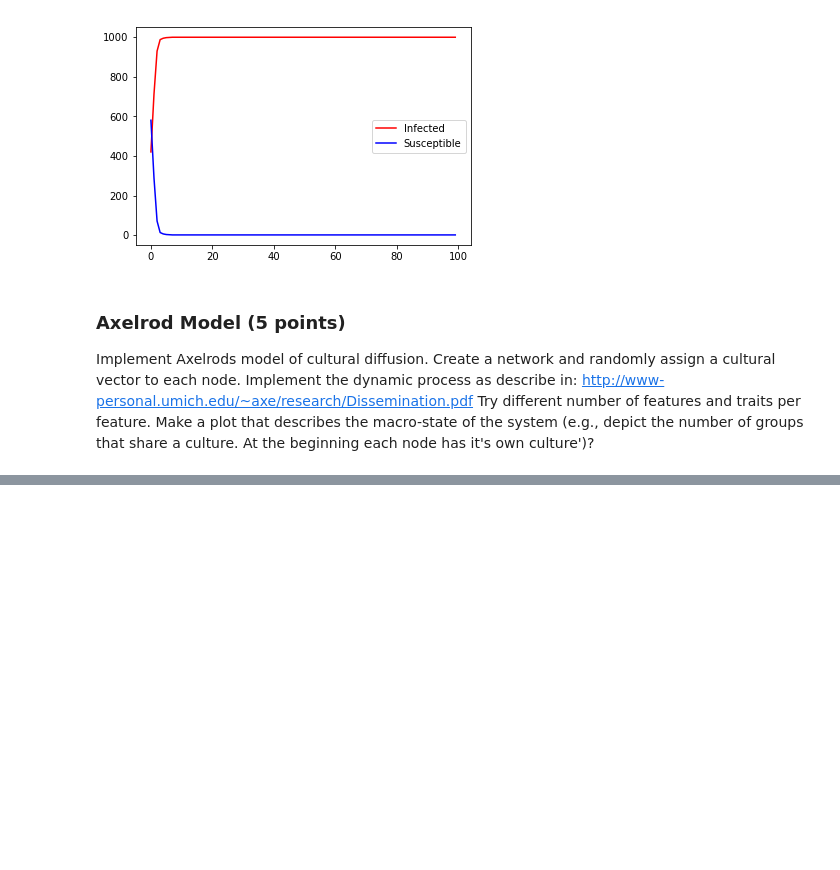
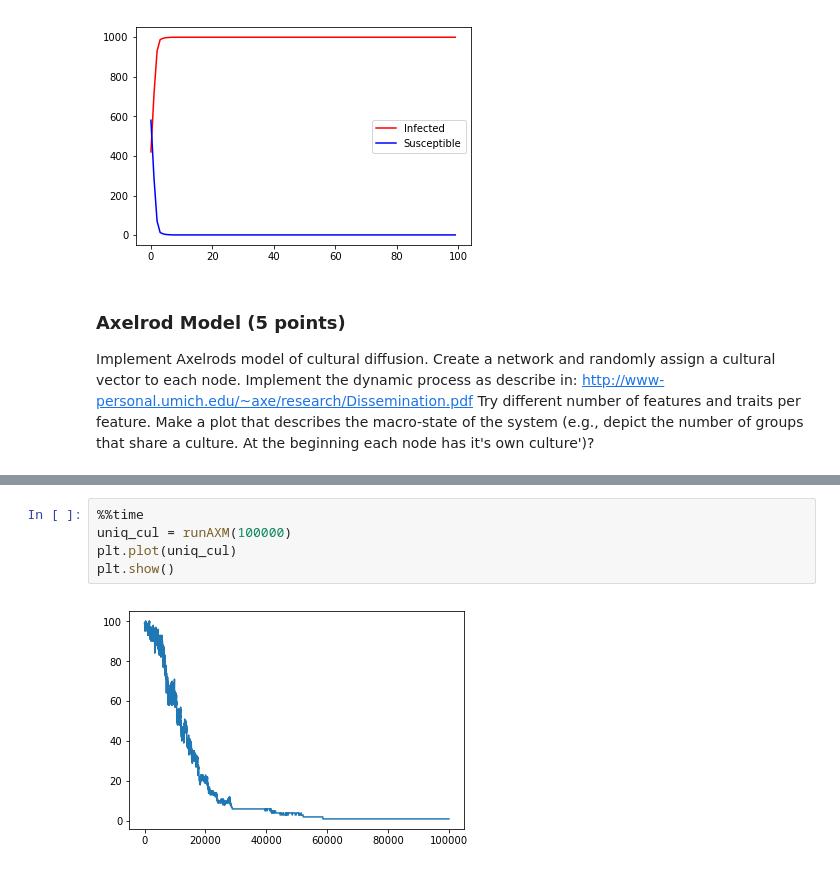
Before and after one commit to dkeske/css2017, a Jupyter notebook: assignment4/daniel_kostic_ass4.ipynb, the cells around one changed output, grey strips where cells are left out. Drawn from its saved outputs; the diff is of its cells as text; blank space fills up the shorter version.

```diff
--- a/assignment4/daniel_kostic_ass4.ipynb
+++ b/assignment4/daniel_kostic_ass4.ipynb
@@ -287,0 +345,7 @@ traits = [1,2,3,4,5]
+# %%
+%%time
+uniq_cul = runAXM(100000)
+plt.plot(uniq_cul)
+plt.show()
+# %% [output]
+[figure, added]
```
Also changed, not shown: parts of 11 cells of this notebook.
